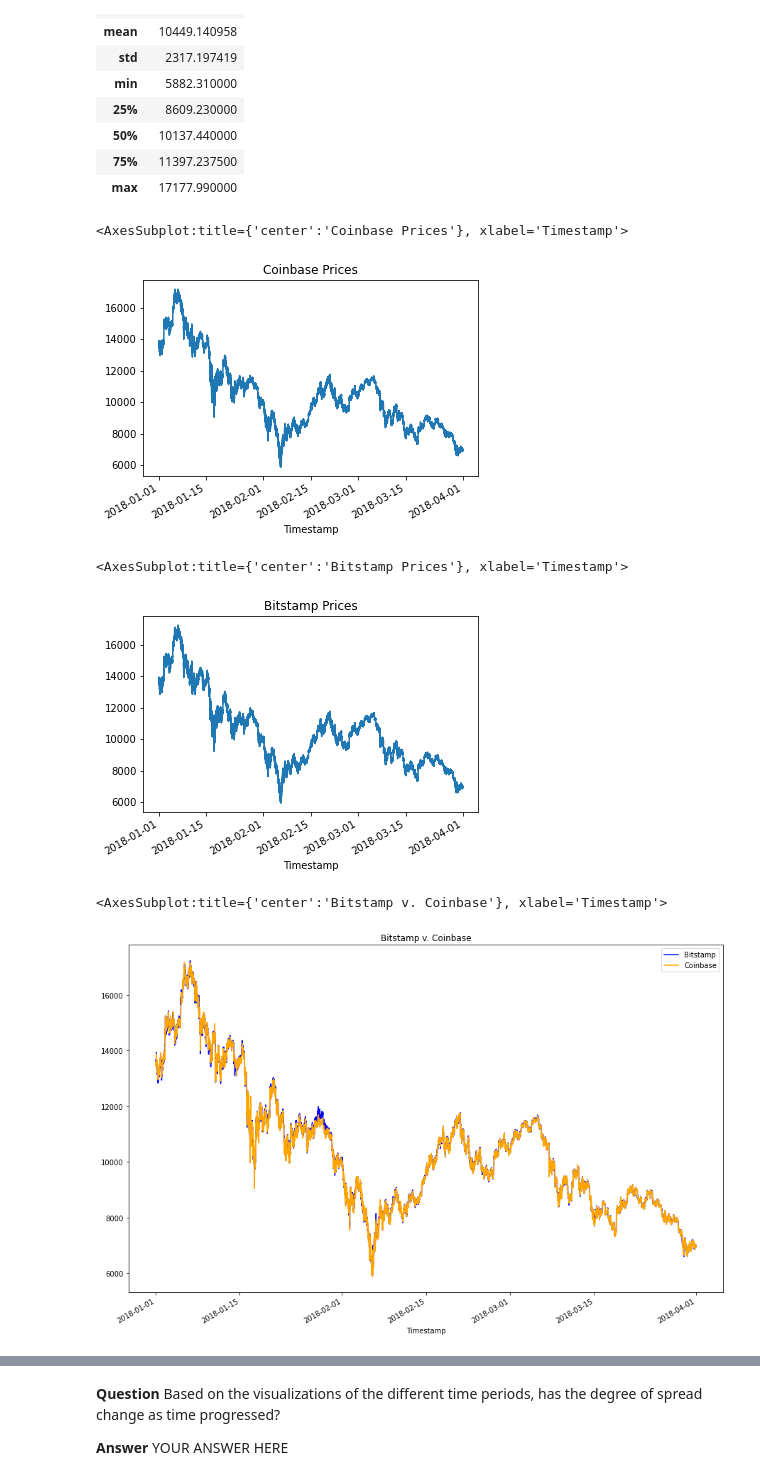
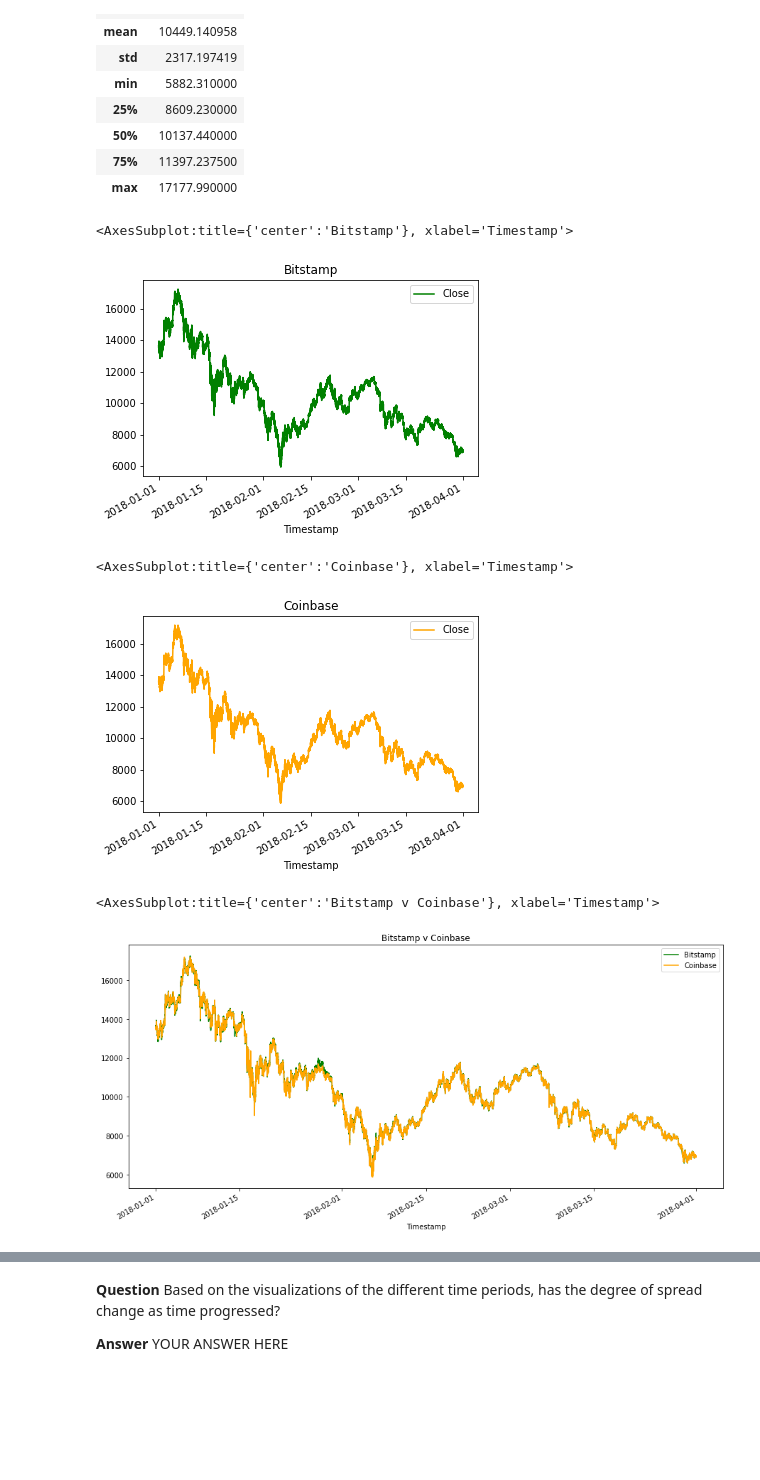
Before and after one commit to JuliaGuanzon/Crypto_Arbitrage, a Jupyter notebook: crypto_arbitrage.ipynb, the cells around one changed output, grey strips where cells are left out. Cells and saved outputs as stored; diff of their text form; code cells hidden in the pictures; blank space fills up the shorter version.

```diff
--- a/crypto_arbitrage.ipynb
+++ b/crypto_arbitrage.ipynb
@@ -315,4 +345,4 @@ coinbase_df.dropna()
 # %%
-coinbase_df.loc[:,"Close"] = coinbase_df.loc[:,"Close",].str.replace("$", "")
-coinbase_df
+coinbase.loc[:,"Close"] = coinbase.loc[:,"Close",].str.replace("$", "")
+coinbase
 # %% [output]
@@ -332,4 +363,4 @@ coinbase_df
 # %%
-coinbase_df.loc[:,"Close"] = coinbase_df.loc[:,"Close",].astype("float")
-coinbase_df.dtypes
+coinbase.loc[:,"Close"] = coinbase.loc[:,"Close",].astype("float")
+coinbase.dtypes
 # %% [output]
@@ -383,10 +414,10 @@ Select the data you want to analyze. Use `loc` or `iloc` to select the following
 * Close
 # %%
 # Use loc or iloc to select `Timestamp (the index)` and `Close` from bitstamp DataFrame
-bitstamp_sliced = # YOUR CODE HERE
+bitstamp_sliced = bitstamp.loc[:,['Close']]
 
 # Review the first five rows of the DataFrame
-# YOUR CODE HERE
+bitstamp_sliced.head()
 # %% [output]
 |  | Close |
 | Timestamp |  |
@@ -397,10 +428,10 @@ bitstamp_sliced = # YOUR CODE HERE
 | 2018-01-01 00:04:00 | 13620.00 |
 # %%
 # Use loc or iloc to select `Timestamp (the index)` and `Close` from coinbase DataFrame
-coinbase_sliced = # YOUR CODE HERE
+coinbase_sliced = coinbase.loc[:,['Close']]
 
 # Review the first five rows of the DataFrame
-# YOUR CODE HERE
+coinbase_sliced.head()
 # %% [output]
 |  | Close |
 | Timestamp |  |
@@ -450,25 +481,26 @@ Sort through the time series data associated with the bitstamp and coinbase Data
 # %%
 # Create a line plot for the bitstamp DataFrame for the full length of time in the dataset
 # Be sure that the figure size, title, and color are tailored to each visualization
-# YOUR CODE HERE
+bitstamp_sliced.plot(title ="Bitstamp", color="green")
 # %% [output]
-<AxesSubplot:title={'center':'Coinbase Prices'}, xlabel='Timestamp'>
+<AxesSubplot:title={'center':'Bitstamp'}, xlabel='Timestamp'>
-[figure, old version]
+[figure, new version]
 # %%
 # Create a line plot for the coinbase DataFrame for the full length of time in the dataset
 # Be sure that the figure size, title, and color are tailored to each visualization
-# YOUR CODE HERE
+coinbase_sliced.plot(title ="Coinbase", color="orange")
 # %% [output]
-<AxesSubplot:title={'center':'Bitstamp Prices'}, xlabel='Timestamp'>
+<AxesSubplot:title={'center':'Coinbase'}, xlabel='Timestamp'>
-[figure, old version]
+[figure, new version]
 # %%
 # Overlay the visualizations for the bitstamp and coinbase DataFrames in one plot
 # The plot should visualize the prices over the full lenth of the dataset
 # Be sure to include the parameters: legend, figure size, title, and color and label
-# YOUR CODE HERE
+bitstamp_sliced['Close'].plot(legend=True, figsize=(15, 7), title="Bitstamp v Coinbase", color="green", label="Bitstamp")
+coinbase_sliced['Close'].plot(legend=True, figsize=(15, 7), color="orange", label="Coinbase")
 # %% [output]
-<AxesSubplot:title={'center':'Bitstamp v. Coinbase'}, xlabel='Timestamp'>
+<AxesSubplot:title={'center':'Bitstamp v Coinbase'}, xlabel='Timestamp'>
-[figure, old version]
+[figure, new version]
 # %%
 # Using the loc and plot functions, create an overlay plot that visualizes
 # the price action of both DataFrames for a one month period early in the dataset
```
Also changed, not shown: parts of 35 cells of this notebook.
